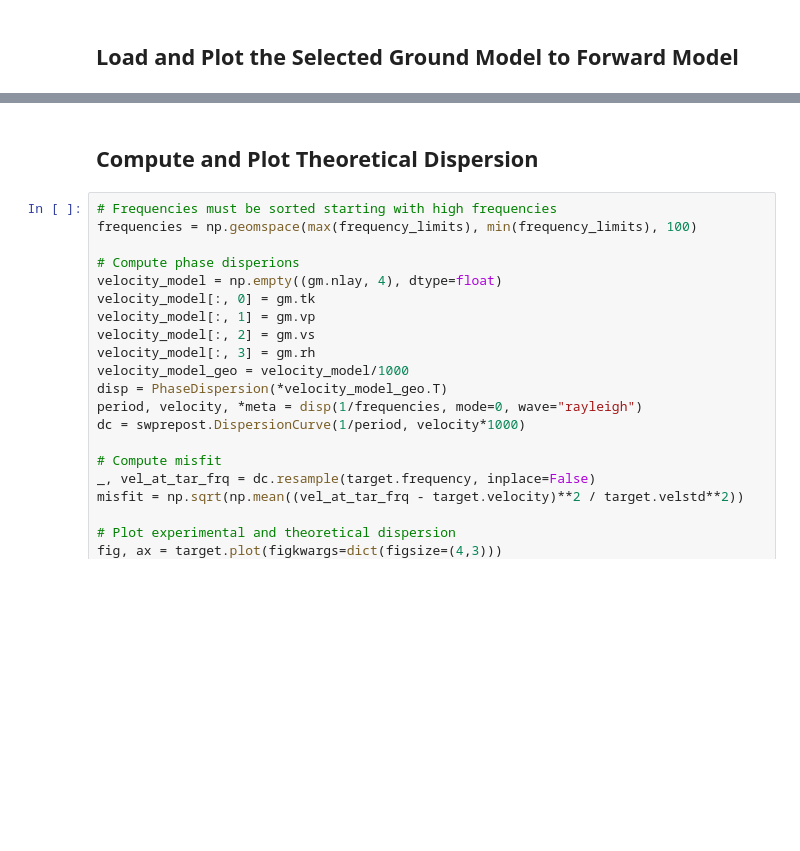
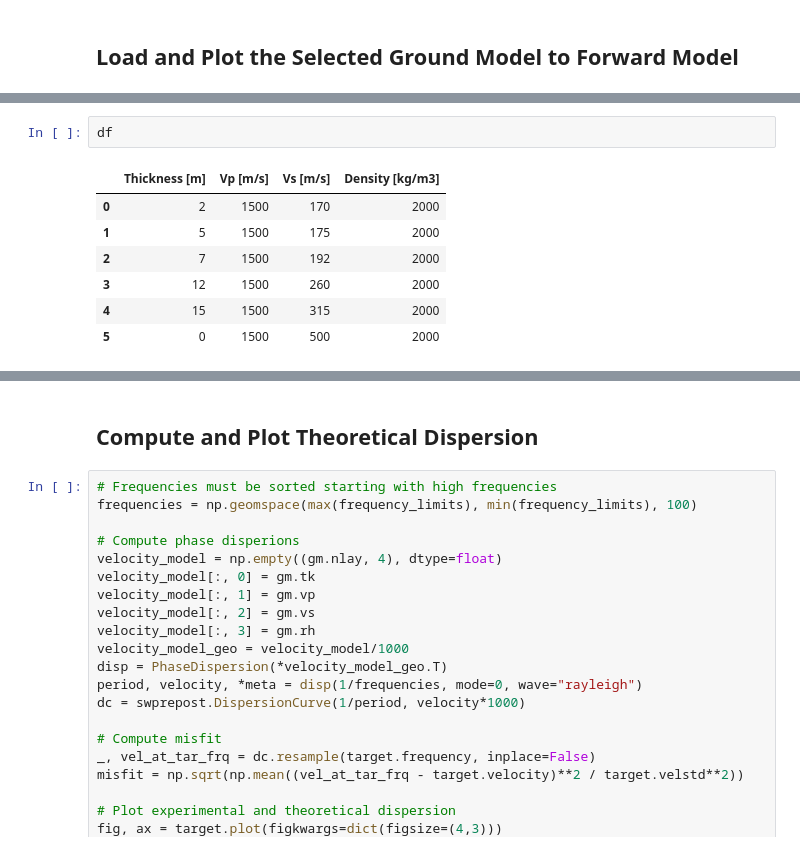
Before and after one commit to xzzgameboy/USU_Geophy, a Jupyter notebook: data/course_examples/Inversion Forward Modeling/forward_modeling_vs_only.ipynb, the cells around one changed output, grey strips where cells are left out. Saved outputs shown, nothing was run; the diff lists cells and outputs as text; blank space fills up the shorter version.

```diff
--- a/data/course_examples/Inversion Forward Modeling/forward_modeling_vs_only.ipynb
+++ b/data/course_examples/Inversion Forward Modeling/forward_modeling_vs_only.ipynb
@@ -53,2 +73,12 @@ plt.show()
+# %%
+df
+# %% [output]
+|  | Thickness [m] | Vp [m/s] | Vs [m/s] | Density [kg/m3] |
+| 0 | 2 | 1500 | 170 | 2000 |
+| 1 | 5 | 1500 | 175 | 2000 |
+| 2 | 7 | 1500 | 192 | 2000 |
+| 3 | 12 | 1500 | 260 | 2000 |
+| 4 | 15 | 1500 | 315 | 2000 |
+| 5 | 0 | 1500 | 500 | 2000 |
 # %%
 # read model from .csv
```
Also changed, not shown: parts of 7 cells of this notebook, 56 other files.
